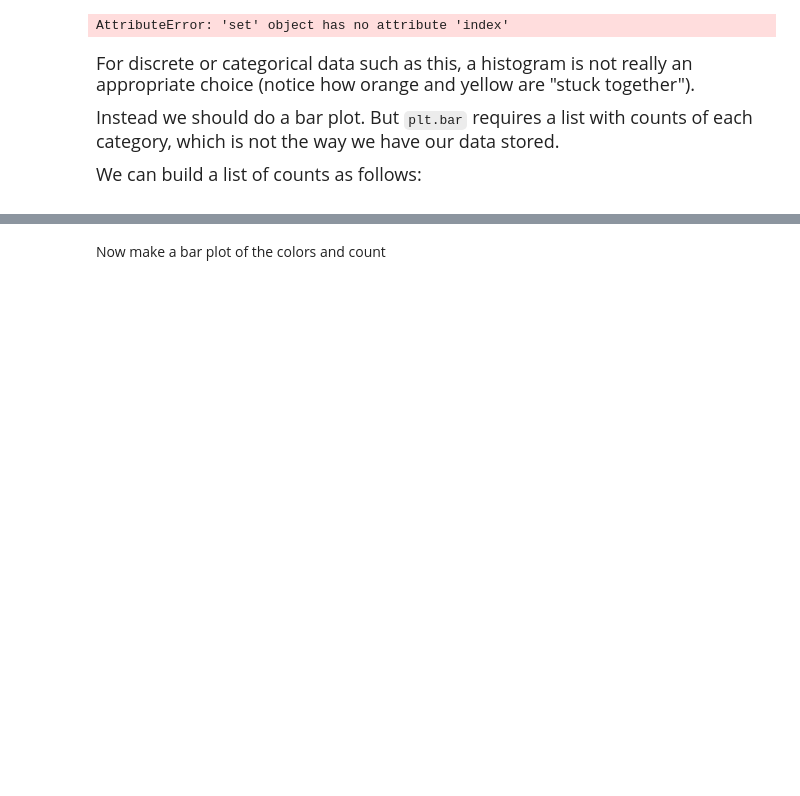
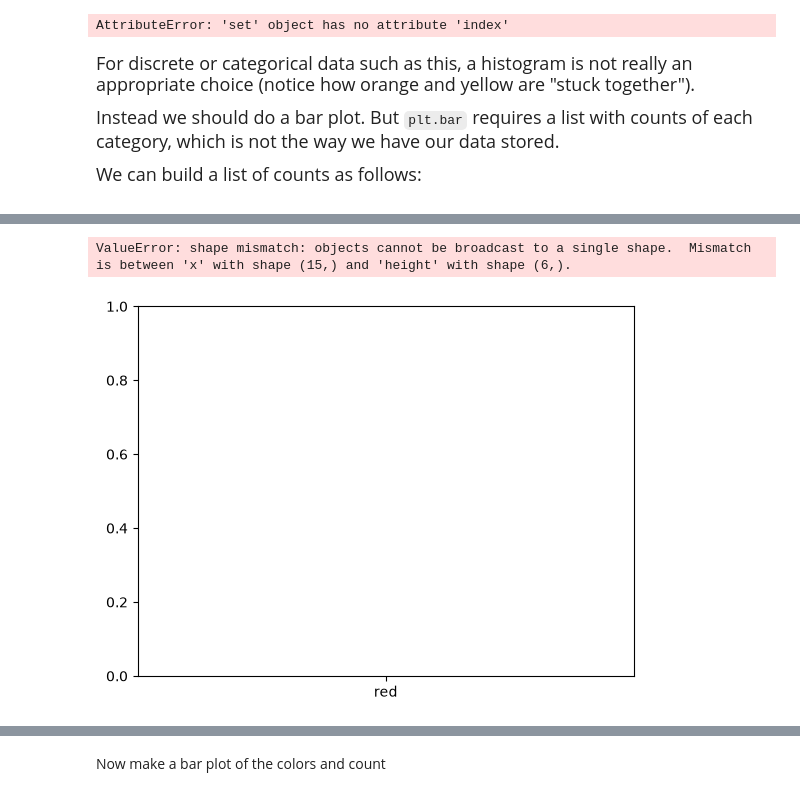
Before and after one commit to G04t-UNIversal/datasci185fall2026, a Jupyter notebook: Lecture_08_Other_Compound_Data_Types/Lecture8 copy.ipynb, the cells around one changed output, grey strips where cells are left out. Drawn from its saved outputs; the diff is of its cells as text; code cells hidden in the pictures; blank space fills up the shorter version.

```diff
--- a/Lecture_08_Other_Compound_Data_Types/Lecture8 copy.ipynb
+++ b/Lecture_08_Other_Compound_Data_Types/Lecture8 copy.ipynb
@@ -308,0 +308,7 @@ print(count)
+# %%
+frequency = [3, 4, 5 ,6, 7, 8]
+plt.bar(x = favorite_colors, height = frequency)
+plt.show()
+# %% [output]
+ValueError: shape mismatch: objects cannot be broadcast to a single shape.  Mismatch is between 'x' with shape (15,) and 'height' with shape (6,).
+[figure, added]
```
Also changed, not shown: parts of 2 cells of this notebook, 2 other files.
